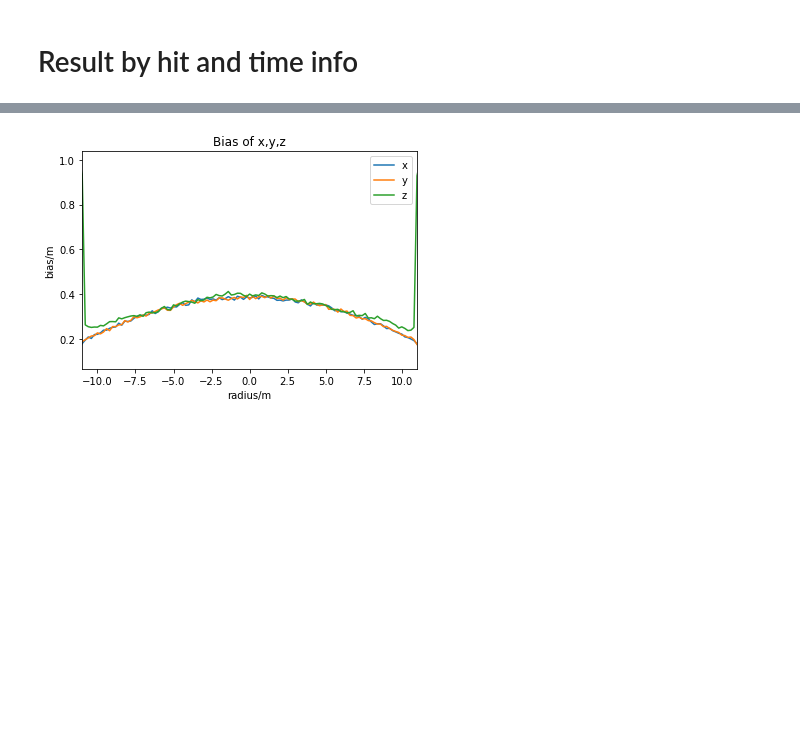
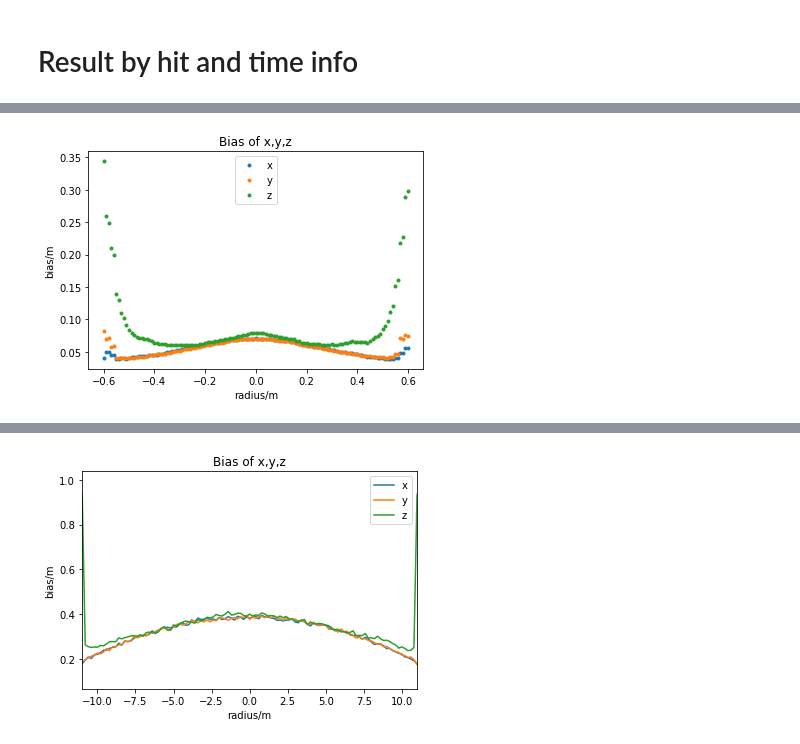
Before and after one commit to dw839566105/Recon1t, a Jupyter notebook: Recon1tonSim/note/View_1t_result.ipynb, the cells around one changed output, grey strips where cells are left out. Cells and saved outputs as stored; diff of their text form; code cells hidden in the pictures; blank space fills up the shorter version.

```diff
--- a/Recon1tonSim/note/View_1t_result.ipynb
+++ b/Recon1tonSim/note/View_1t_result.ipynb
@@ -57,0 +291,90 @@ for index,i in enumerate(radius):
+# %%
+import os
+def readfile(path):
+    #path = r'../result_1t_1MeV_new'
+    filenames=os.listdir(path)
+    radius = np.arange(0.6001,-0.60,-0.01)
+    data = []
+
+    E_total = []
+    x_total = []
+    y_total = []
+    z_total = []
+    E_truth = []
+    x_truth = []
+    y_truth = []
+    z_truth = []
+    for index,i in enumerate(radius):
+        filenames = os.listdir(path)
+        for j in filenames:
+            #print('%+.2f' % i)
+            if ('%+.2f' % i) in j:
+                #print(os.path.join(path, j))
+                h = tables.open_file(os.path.join(path, j),'r')
+                recondata = h.root.Recon
+                E = recondata[:]['E_sph']
+                taud = recondata[:]['tau_d']
+                x = recondata[:]['x_sph']
+                xt = recondata[:]['x_truth']
+                y = recondata[:]['y_sph']
+                yt = recondata[:]['y_truth']
+                z = recondata[:]['z_sph']
+                zt = recondata[:]['z_truth']
+                xl = recondata[:]['x']
+                h.close()
+                E_total = np.hstack((E_total, E))
+                x_total = np.hstack((x_total, x))
+                y_total = np.hstack((y_total, y))
+                z_total = np.hstack((z_total, z))
+
+                x_truth = np.hstack((x_truth, np.zeros_like(x)))
+                y_truth = np.hstack((y_truth, 0.2*radius[index]*np.ones_like(z)))
+                z_truth = np.hstack((z_truth, radius[index]*np.ones_like(z)))
+
+    return x,y,z,xt,yt,zt,x_total,y_total,z_total,x_truth, y_truth, z_truth
+
+x_mean = []
+y_mean = []
+z_mean = []
+x_std = []
+y_std = []
+z_std = []
+x_ax = []
+y_ax = []
+z_ax = []
+
+cnt = 0
+
+x,y,z,xt,yt,zt,x_total,y_total,z_total,x_truth, y_truth, z_truth = readfile('../result_1t_pe_1MeV_new')
+
+radius = np.arange(0.6001,-0.60,-0.01)
+for i_index,i in enumerate(radius):
+    index = ((np.abs(z_truth-i)<0.01) & \
+            ((np.array(x_total)**2+np.array(y_total)**2)<2) & \
+            (~np.isnan(x_total)))
+    x_mean.append(np.mean(np.abs(x_total[index]-0)))
+    y_mean.append(np.mean(np.abs(y_total[index]-i/5)))
+    z_mean.append(np.mean(np.abs(z_total[index]-i)))
+    x_std.append(np.std(x_total[index]-0))
+    y_std.append(np.std(y_total[index]-i/5))
+    z_std.append(np.std(z_total[index]-i))
+
+plt.plot(radius, x_mean,'.')
+plt.plot(radius, y_mean,'.')
+plt.plot(radius, z_mean,'.')
+
+plt.legend(['x','y','z'])
+plt.xlabel('radius/m')
+plt.ylabel('bias/m')
+plt.title('Bias of x,y,z')
+plt.show()
+plt.plot(radius, x_std,'.')
+plt.plot(radius, y_std,'.')
+plt.plot(radius, z_std,'.')
+plt.legend(['x','y','z'])
+plt.xlabel('radius/m')
+plt.ylabel('std/m')
+plt.title('Std of x,y,z')
+plt.show()
+# %% [output]
+[figure, added]
```
Also changed, not shown: parts of 17 cells of this notebook, 58 other files.
